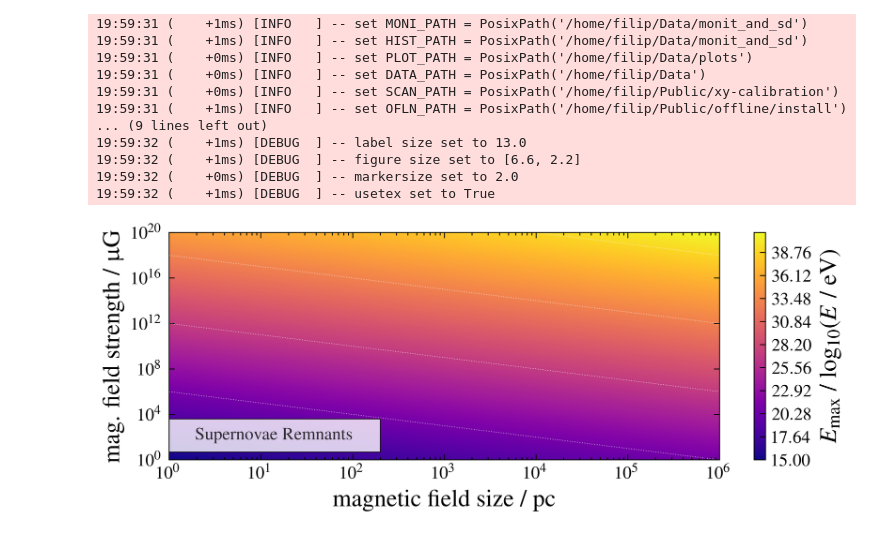
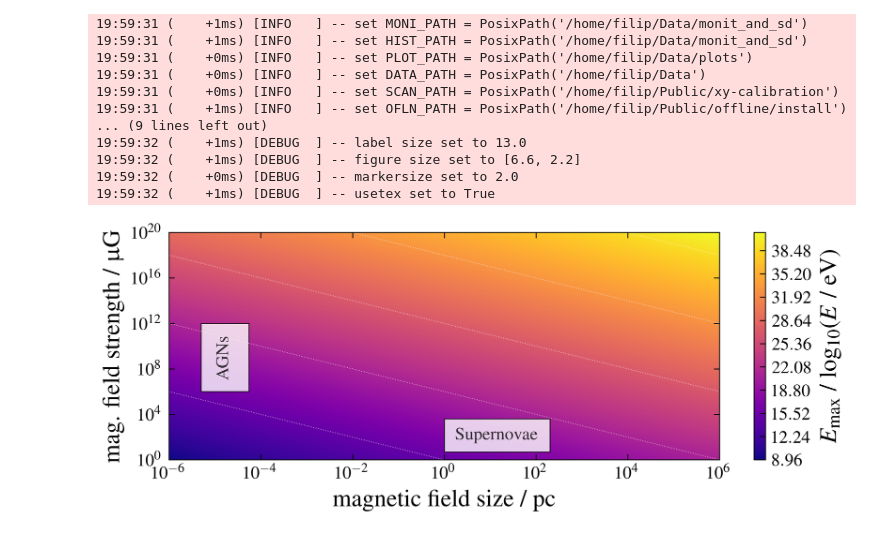
Before and after one commit to Quizznor/thesis-latex, a Jupyter notebook: scripts/plot_scripts/hillas_plot/hillas_plot.ipynb, the cells around one changed output. Drawn from its saved outputs; the diff is of its cells as text; code cells hidden in the pictures.

```diff
--- a/scripts/plot_scripts/hillas_plot/hillas_plot.ipynb
+++ b/scripts/plot_scripts/hillas_plot/hillas_plot.ipynb
@@ -45,7 +45,7 @@ def get_center(rectangle):
 
     return np.sqrt(x*dx), np.sqrt(y*dy)
 
-x_min, x_max = 1, 1e6
+x_min, x_max = 1e-6, 1e6
 y_min, y_max = 1, 1e20
 
 ax = plt.gca()
@@ -93,34 +93,34 @@ coords = {
 
 
 # plt.gca().clabel(CS, CS.levels, fmt=fmt, fontsize=10, inline=True, inline_spacing=-109)
 
 SNRs = ax.add_patch(Rectangle((1, 5), 199, 3995, fc = "w", color = "k", lw=0.5, alpha=0.8))     # SNRs
-_ = ax.annotate("Supernovae Remnants", get_center(SNRs) , ha='center', va='center', alpha=0.8)
-AGNs = ax.add_patch(Rectangle((1, 5), 199, 3995, fc = "w", color = "k", lw=0.5, alpha=0.8))     # AGNs
-_ = ax.annotate("Active gal. nuclei", get_center(AGNs) , ha='center', va='center', alpha=0.8)
+_ = ax.annotate("Supernovae", get_center(SNRs) , ha='center', va='center', alpha=0.8)
+AGNs = ax.add_patch(Rectangle((5e-6, 1e6), 5e-5, 1e12, fc = "w", color = "k", lw=0.5, alpha=0.8))  # AGNs
+_ = ax.annotate("AGNs", get_center(AGNs) , ha='center', va='center', alpha=0.8, rotation=90)
 
 
 
 
 # plt.scatter( 8.594, 8.3e4, s = 50, fc = "w", edgecolor = "k")                   # LHC
 # plt.gca().add_patch(Rectangle((8, 1e9-5), 10, 1e14, fc = "w", color = "k"))     # Pulsars
 # plt.gca().add_patch(Rectangle((3e18, 1e-5), 1e20, 1e-3, fc = "w", color = "k")) # RGs
 # plt.gca().add_patch(Rectangle((6e3, 8.2e4), 1e4, 1e9, fc = "w", color = "k"))   # White dwarf
 # plt.scatter( 1e3, 1e3, s = 800, fc = "w", edgecolor = "k")                      # Sunspots
 
 # plt.text(13, 2e5, "LHC", c = "w", weight = "bold")
 # plt.text(4e3, 1e2, "Sunspots", c = "w", weight = "bold")
 # plt.text(30, 1e12, "Pulsars", c = "w", weight = "bold")
 # plt.text(1.5e18, 5e-3, "  Radio\nGalaxies", c = "w", weight = "bold")
 # plt.text(2e4, 2e5, "White\nDwarfs", c = "w", weight = "bold")
 
 # plt.plot([10, 1e22], [1e15, 1e-6], c = "k", ls = "--")                          # GZK
 # plt.text(1e4, 1.5e7, r"GZK-Cutoff $\approx 10^{20}\;\mathrm{eV}$", rotation = -34, c = "k")
 # plt.plot([1, 1e19], [1e13, 1e-6], c = "k", ls = "--")                           # Proton knee
 # plt.text(1e4, 1e4, r"Proton knee $\approx 10^{16}\;\mathrm{eV}$", rotation = -34, c = "k")
 # plt.plot([1.0,1e6], [1.0, 1e-6], c = "lightgray", ls = "--")                    # Aurora
 # plt.text(3, 1e-6, r"Aurora Borealis $\approx 10^{3}\;\mathrm{eV}$", rotation = -34, c = "lightgray")
 # plt.plot([1e6, 1e23], [1e15, 1e-2], c = "whitesmoke", ls = "--")
 # plt.text(1e17, 2.7e-1, r"GUT-Scale $\approx 10^{25}\,\mathrm{eV}$", rotation = -34, c = "whitesmoke")
 # %% [output]
-[figure, old version]
+[figure, new version]
```
Also changed, not shown: 3 other files.
